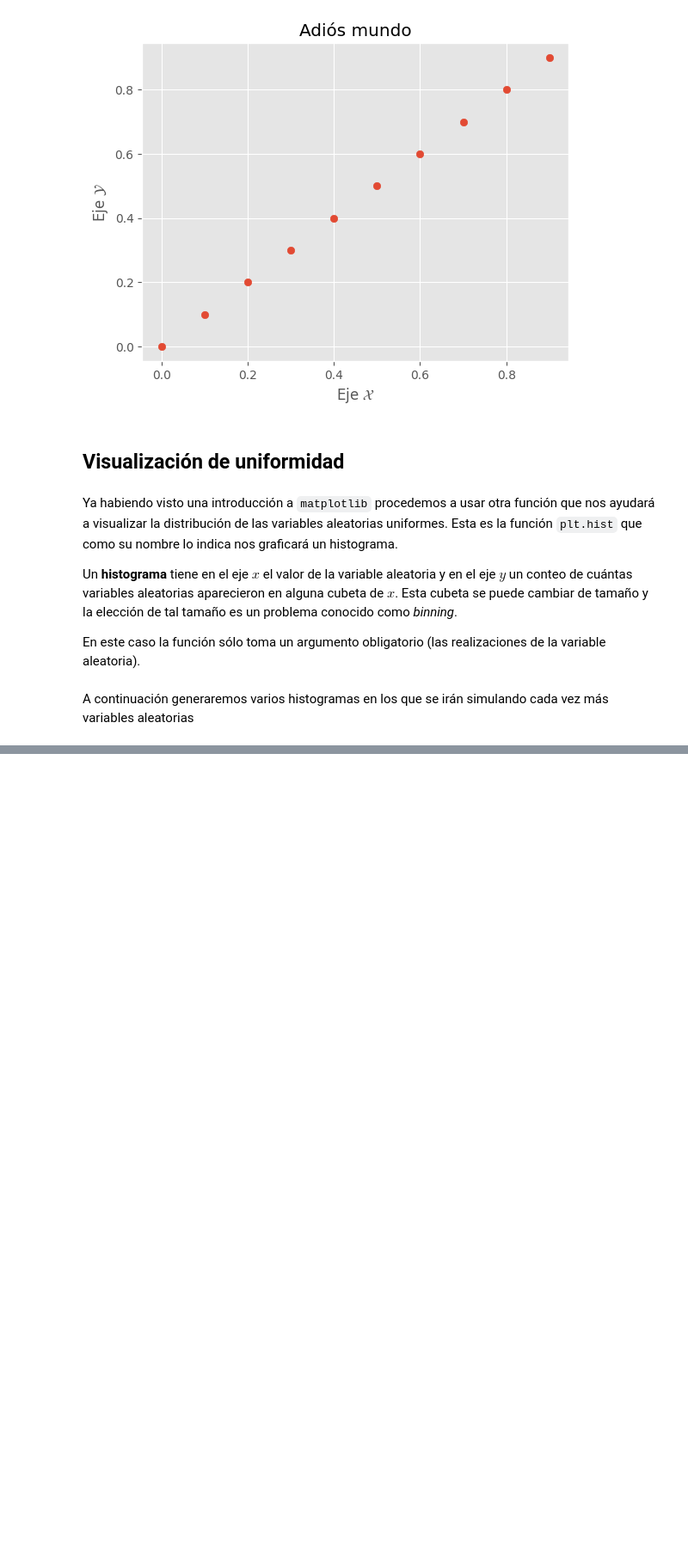
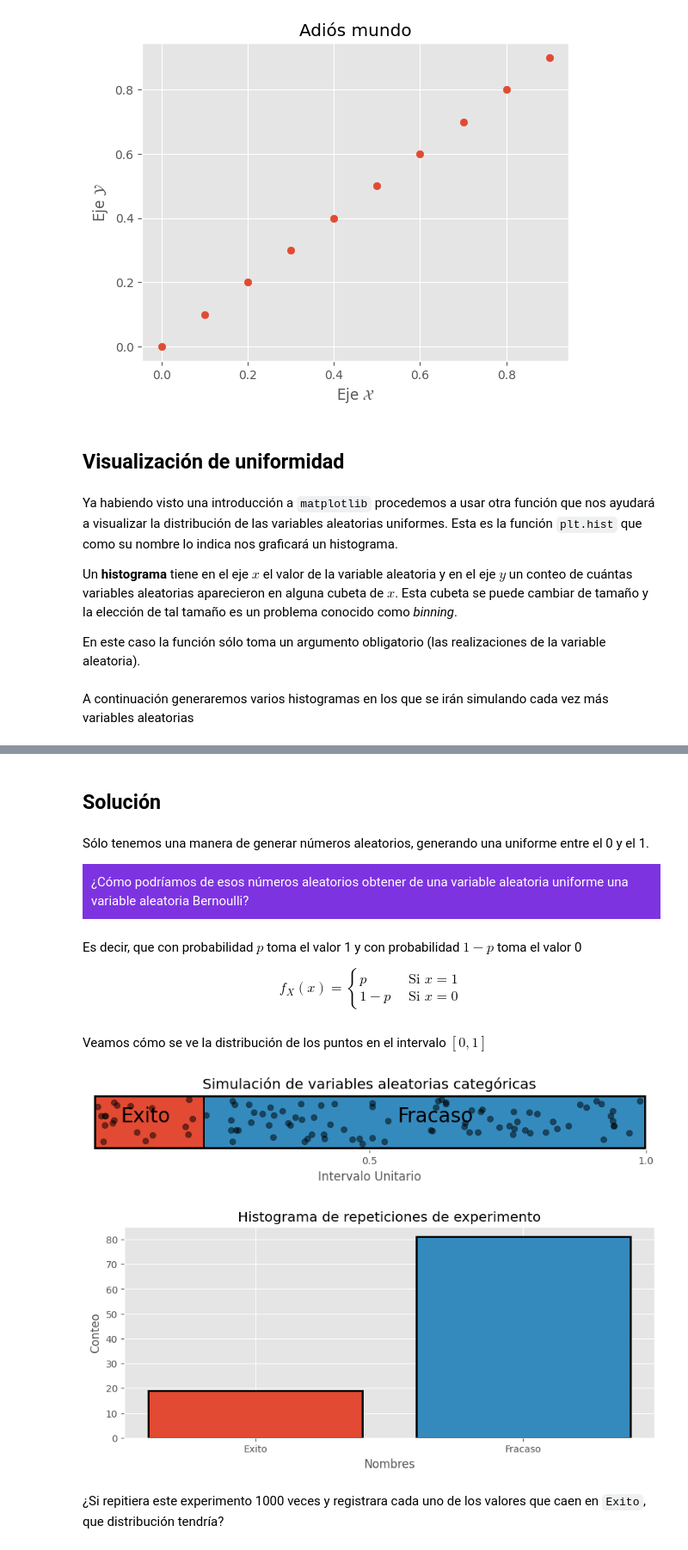
Before and after one commit to linear-regret/Probabilidad-_II, a Jupyter notebook: Notebooks_Proba_II/1.Introduccion_Python/2_Probabilidad_python.ipynb, the cells around one changed output, grey strips where cells are left out. Shown at 86% size. Saved outputs shown, nothing was run; the diff lists cells and outputs as text; code cells hidden in the pictures; blank space fills up the shorter version.

```diff
--- a/Notebooks_Proba_II/1.Introduccion_Python/2_Probabilidad_python.ipynb
+++ b/Notebooks_Proba_II/1.Introduccion_Python/2_Probabilidad_python.ipynb
@@ -258,0 +266,69 @@ for i in range(0, 5):
+# %% [markdown]
+## Solución
+# %% [markdown]
+Sólo tenemos una manera de generar números aleatorios, generando una uniforme entre el 0 y el 1.
+
+<div style='background-color:rgb(126, 51, 225); color:white; padding:10px;'>
+¿Cómo podríamos de esos números aleatorios obtener de una variable aleatoria uniforme una variable aleatoria Bernoulli?
+</div>
+# %% [markdown]
+
+
+Es decir, que con probabilidad $p$ toma el valor 1 y con probabilidad $1-p$ toma el valor 0
+
+$$ f_X(x)=\begin{cases} p \,\, &\text{ Si } x=1\\ 1-p \ \ &\text{ Si } x = 0 \end{cases} $$
+# %% [markdown]
+Veamos cómo se ve la distribución de los puntos en el intervalo $[0,1]$
+# %%
+lista_nombres = ['Exito','Fracaso']
+long_nombres = len(lista_nombres)
+p=0.2
+proba_nombres = np.array([p,1])
+
+
+
+plt.figure(figsize=(10,1))
+plt.fill_between(x=[0,proba_nombres[0]],y1=0,y2=1)
+
+for i in range(long_nombres):
+    if i!=long_nombres-1:
+        plt.fill_between(x=[proba_nombres[i],proba_nombres[i+1]],y1=0,y2=1)
+    plt.annotate(lista_nombres[i], xy=(i/long_nombres, 0.5),
+             xytext=(i/long_nombres + 0.3/6, 0.5 ),size=20)
+
+plt.xlim(0,1)
+plt.ylim(0,1)
+plt.xticks((np.ones(shape=long_nombres).cumsum()/long_nombres).round(2))
+
+
+num_puntos = 100
+xi_sim=np.random.random(size=num_puntos)
+
+plt.scatter(y=np.abs(np.random.random(size=num_puntos)*.8+.1),x=xi_sim,c='k',alpha=0.5)
+plt.vlines(x=proba_nombres,ymin=0,ymax=1,colors='k')
+plt.yticks([],[])
+plt.title('Simulación de variables aleatorias categóricas')
+plt.xlabel('Intervalo Unitario')
+plt.hlines(y=[0,1],xmin=0,xmax=1,colors='k',linewidth=5)
+plt.vlines(x=[0,1],ymin=0,ymax=1,colors='k',linewidth=5)
+plt.show()
+
+plt.figure(figsize=(10,4))
+conteos=np.zeros(len(lista_nombres))
+proba_intervalos=[0]+list(proba_nombres)
+for i in range(len(lista_nombres)):
+    conteo=sum((proba_intervalos[i]<=xi_sim) & (xi_sim<=proba_intervalos[i+1]))
+    conteos[i]=conteo
+
+plt.bar(x=np.arange(long_nombres),height=conteos, color=['C0', 'C1'], edgecolor='black',linewidth=2)
+plt.xticks(np.arange(long_nombres),lista_nombres)
+# plt.yticks(np.arange(len(lista_nombres)))
+plt.ylabel('Conteo')
+plt.title('Histograma de repeticiones de experimento')
+plt.xlabel('Nombres')
+plt.show()
+# %% [output]
+[figure, added]
+[figure, added]
+# %% [markdown]
+¿Si repitiera este experimento 1000 veces y registrara cada uno de los valores que caen en `Exito`, que distribución tendría?
```
Also changed, not shown: parts of 17 cells of this notebook, 1 other file.
